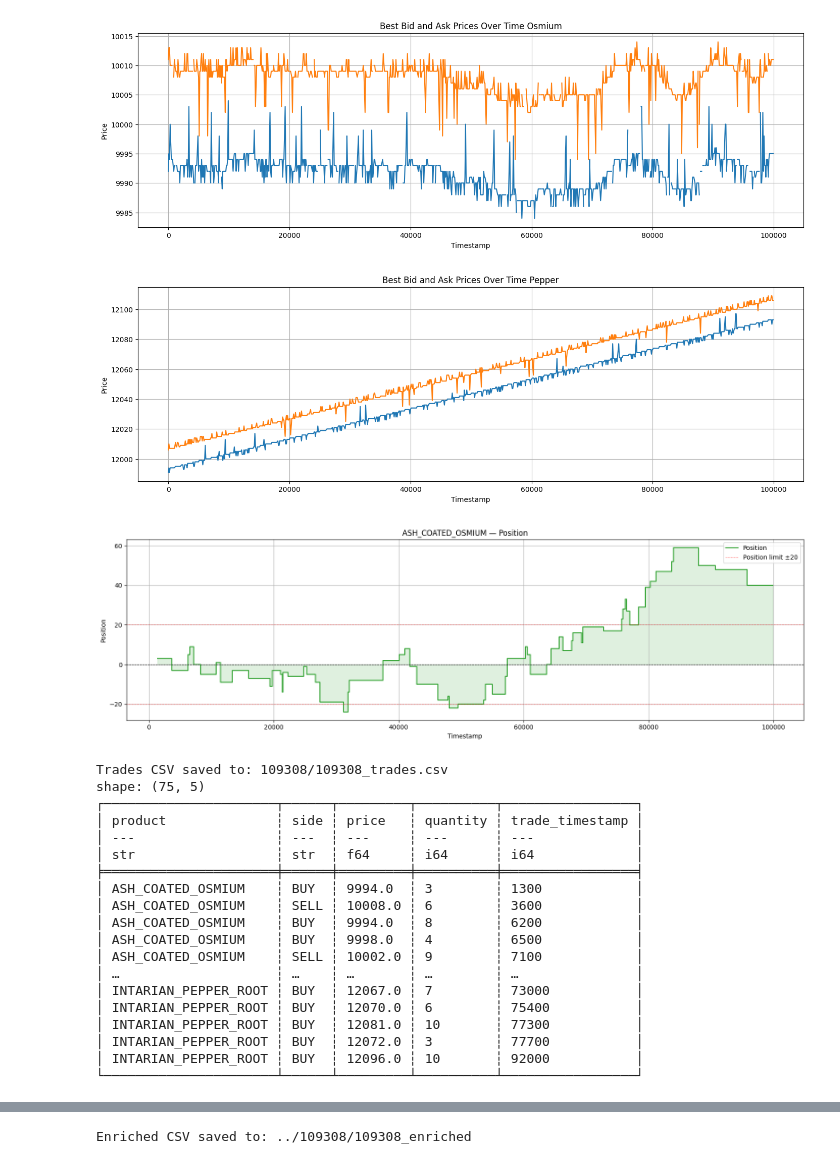
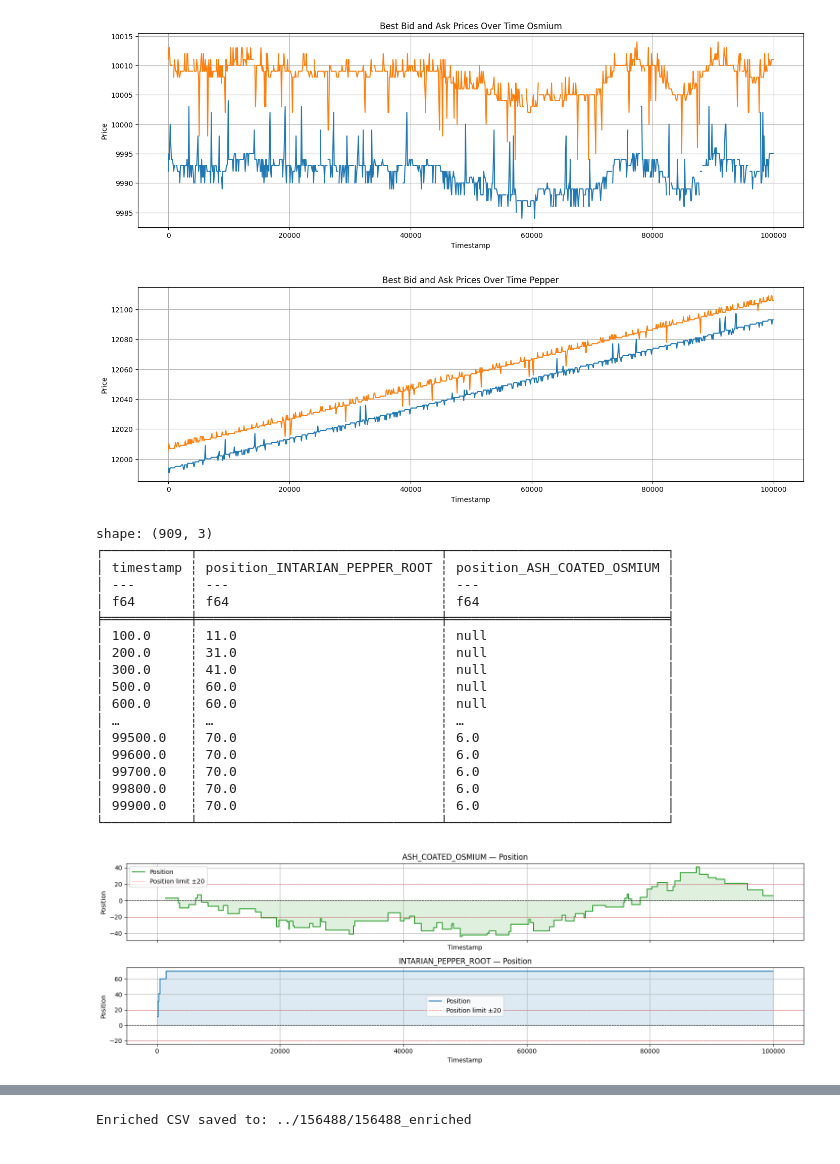
Before and after one commit to A1rboyy/Prosperity, a Jupyter notebook: ROUND1/analysis.ipynb, the cells around one changed output, grey strips where cells are left out. Saved outputs shown, nothing was run; the diff lists cells and outputs as text; code cells hidden in the pictures.

```diff
--- a/ROUND1/analysis.ipynb
+++ b/ROUND1/analysis.ipynb
@@ -422,11 +651,11 @@ def plot_trader_data(td_df: pl.DataFrame, pos_df: pl.DataFrame) -> None:
         print("No traderData found in logs.")
         return
 
-    fig, axes = plt.subplots(1, 1, figsize=(16, 5), sharex=True)
-    ax3 = axes
+    fig, axes = plt.subplots(2, 1, figsize=(16, 5), sharex=True)
+    ax3, ax2 = axes
 
 
-    # --- Position ---
+    # --- Position  Osmium---
     if not pos_df.is_empty() and "position_ASH_COATED_OSMIUM" in pos_df.columns:
         pos = pos_df.filter(pl.col("position_ASH_COATED_OSMIUM").is_not_null())
         ax3.plot(pos["timestamp"], pos["position_ASH_COATED_OSMIUM"], label="Position", color="tab:green", drawstyle="steps-post")
@@ -440,6 +669,23 @@ def plot_trader_data(td_df: pl.DataFrame, pos_df: pl.DataFrame) -> None:
     ax3.set_ylabel("Position")
     ax3.legend()
     ax3.grid()
+
+
+    # --- Position  Pepper ---
+    if not pos_df.is_empty() and "position_INTARIAN_PEPPER_ROOT" in pos_df.columns:
+        pos = pos_df.filter(pl.col("position_INTARIAN_PEPPER_ROOT").is_not_null())
+        print(pos)
+        ax2.plot(pos["timestamp"], pos["position_INTARIAN_PEPPER_ROOT"], label="Position", color="tab:blue", drawstyle="steps-post")
+        ax2.axhline(0, color="black", linewidth=0.8, linestyle="--")
+        ax2.axhline(20, color="red", linewidth=0.8, linestyle=":", label="Position limit ±20")
+        ax2.axhline(-20, color="red", linewidth=0.8, linestyle=":")
+        ax2.fill_between(pos["timestamp"].to_list(), pos["position_INTARIAN_PEPPER_ROOT"].to_list(),
+                         step="post", alpha=0.15, color="tab:blue")
+    ax2.set_title("INTARIAN_PEPPER_ROOT — Position")
+    ax2.set_xlabel("Timestamp")
+    ax2.set_ylabel("Position")
+    ax2.legend()
+    ax2.grid()
 
 
     plt.tight_layout()
@@ -660,7 +906,7 @@ def pretty_print_log(input_path: str, output_path: str | None = None):
 # Entry point
 # ---------------------------------------------------------------------------
 
-Version = 109308
+Version = 156488
 
 if __name__ == "__main__":
     path = f"../{Version}/{Version}.log"
@@ -724,24 +970,23 @@ shape: (2, 12)
 [figure]
 [figure]
 [figure]
 [figure]
+shape: (909, 3)
+┌───────────┬───────────────────────────────┬────────────────────────────┐
+│ timestamp ┆ position_INTARIAN_PEPPER_ROOT ┆ position_ASH_COATED_OSMIUM │
+│ ---       ┆ ---                           ┆ ---                        │
+│ f64       ┆ f64                           ┆ f64                        │
+╞═══════════╪═══════════════════════════════╪════════════════════════════╡
+│ 100.0     ┆ 11.0                          ┆ null                       │
+│ 200.0     ┆ 31.0                          ┆ null                       │
+│ 300.0     ┆ 41.0                          ┆ null                       │
+│ 500.0     ┆ 60.0                          ┆ null                       │
+│ 600.0     ┆ 60.0                          ┆ null                       │
+│ …         ┆ …                             ┆ …                          │
+│ 99500.0   ┆ 70.0                          ┆ 6.0                        │
+│ 99600.0   ┆ 70.0                          ┆ 6.0                        │
+│ 99700.0   ┆ 70.0                          ┆ 6.0                        │
+│ 99800.0   ┆ 70.0                          ┆ 6.0                        │
+│ 99900.0   ┆ 70.0                          ┆ 6.0                        │
+└───────────┴───────────────────────────────┴────────────────────────────┘
-[figure, old version]
+[figure, new version]
-Trades CSV saved to: 109308/109308_trades.csv
-shape: (75, 5)
-┌──────────────────────┬──────┬─────────┬──────────┬─────────────────┐
-│ product              ┆ side ┆ price   ┆ quantity ┆ trade_timestamp │
-│ ---                  ┆ ---  ┆ ---     ┆ ---      ┆ ---             │
-│ str                  ┆ str  ┆ f64     ┆ i64      ┆ i64             │
-╞══════════════════════╪══════╪═════════╪══════════╪═════════════════╡
-│ ASH_COATED_OSMIUM    ┆ BUY  ┆ 9994.0  ┆ 3        ┆ 1300            │
-│ ASH_COATED_OSMIUM    ┆ SELL ┆ 10008.0 ┆ 6        ┆ 3600            │
-│ ASH_COATED_OSMIUM    ┆ BUY  ┆ 9994.0  ┆ 8        ┆ 6200            │
-│ ASH_COATED_OSMIUM    ┆ BUY  ┆ 9998.0  ┆ 4        ┆ 6500            │
-│ ASH_COATED_OSMIUM    ┆ SELL ┆ 10002.0 ┆ 9        ┆ 7100            │
-│ …                    ┆ …    ┆ …       ┆ …        ┆ …               │
-│ INTARIAN_PEPPER_ROOT ┆ BUY  ┆ 12067.0 ┆ 7        ┆ 73000           │
-│ INTARIAN_PEPPER_ROOT ┆ BUY  ┆ 12070.0 ┆ 6        ┆ 75400           │
-│ INTARIAN_PEPPER_ROOT ┆ BUY  ┆ 12081.0 ┆ 10       ┆ 77300           │
-│ INTARIAN_PEPPER_ROOT ┆ BUY  ┆ 12072.0 ┆ 3        ┆ 77700           │
-│ INTARIAN_PEPPER_ROOT ┆ BUY  ┆ 12096.0 ┆ 10       ┆ 92000           │
-└──────────────────────┴──────┴─────────┴──────────┴─────────────────┘
@@ -750 +1014 @@ shape: (75, 5)
-Enriched CSV saved to: ../109308/109308_enriched
+Enriched CSV saved to: ../156488/156488_enriched
```
Also changed, not shown: parts of 13 cells of this notebook, 3 other files.
